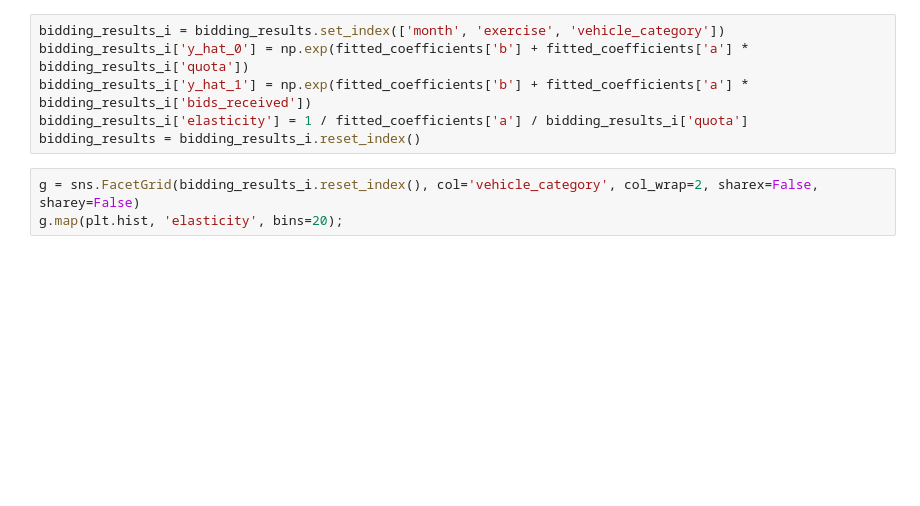
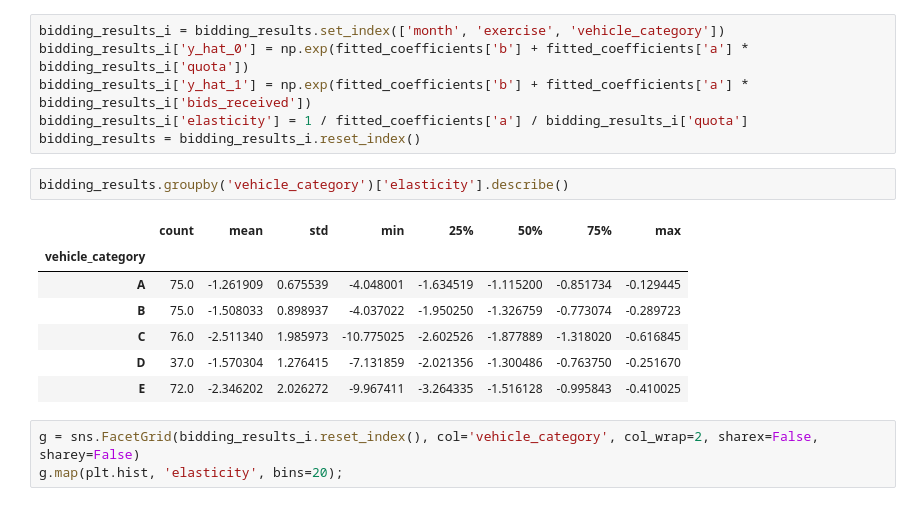
Before and after one commit to yongjun21/coe-bidding, a Jupyter notebook: notebooks/analysis.ipynb, the cells around one changed output. Saved outputs shown, nothing was run; the diff lists cells and outputs as text; blank space fills up the shorter version.

```diff
--- a/notebooks/analysis.ipynb
+++ b/notebooks/analysis.ipynb
@@ -167,6 +151,16 @@ bidding_results_i['y_hat_0'] = np.exp(fitted_coefficients['b'] + fitted_coeffici
 bidding_results_i['y_hat_1'] = np.exp(fitted_coefficients['b'] + fitted_coefficients['a'] * bidding_results_i['bids_received'])
 bidding_results_i['elasticity'] = 1 / fitted_coefficients['a'] / bidding_results_i['quota']
 bidding_results = bidding_results_i.reset_index()
+# %%
+bidding_results.groupby('vehicle_category')['elasticity'].describe()
+# %% [output]
+|  | count | mean | std | min | 25% | 50% | 75% | max |
+| vehicle_category |  |  |  |  |  |  |  |  |
+| A | 75.0 | -1.261909 | 0.675539 | -4.048001 | -1.634519 | -1.115200 | -0.851734 | -0.129445 |
+| B | 75.0 | -1.508033 | 0.898937 | -4.037022 | -1.950250 | -1.326759 | -0.773074 | -0.289723 |
+| C | 76.0 | -2.511340 | 1.985973 | -10.775025 | -2.602526 | -1.877889 | -1.318020 | -0.616845 |
+| D | 37.0 | -1.570304 | 1.276415 | -7.131859 | -2.021356 | -1.300486 | -0.763750 | -0.251670 |
+| E | 72.0 | -2.346202 | 2.026272 | -9.967411 | -3.264335 | -1.516128 | -0.995843 | -0.410025 |
 # %%
 g = sns.FacetGrid(bidding_results_i.reset_index(), col='vehicle_category', col_wrap=2, sharex=False, sharey=False)
 g.map(plt.hist, 'elasticity', bins=20);
```
Also changed, not shown: parts of 5 cells of this notebook.
